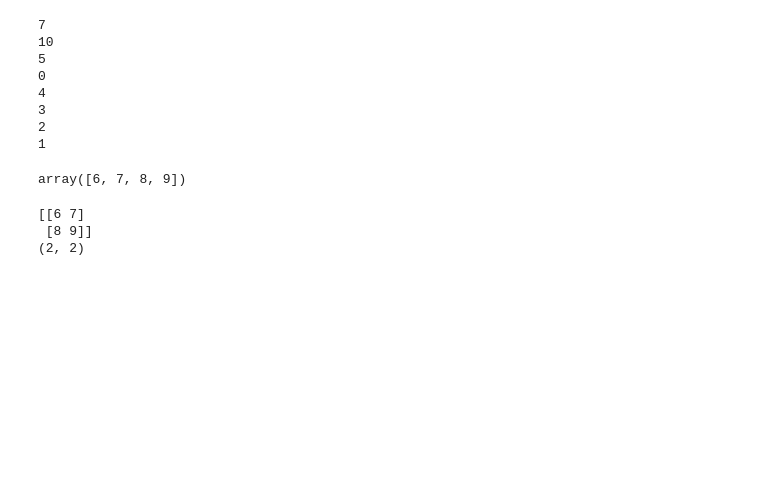
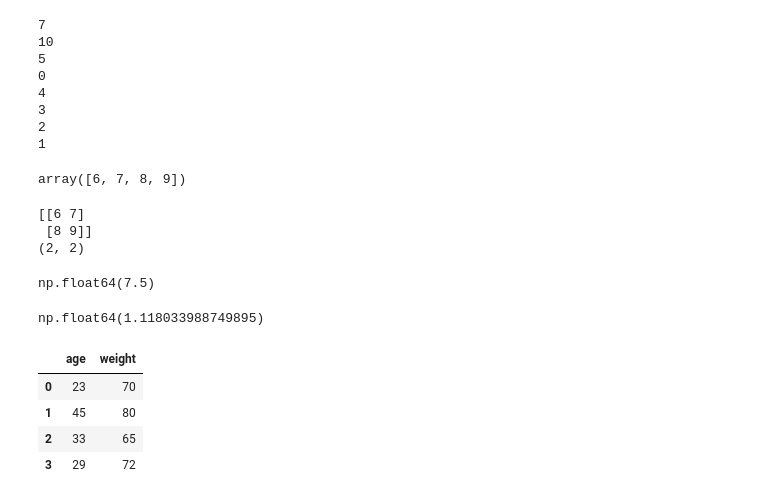
Before and after one commit to jessmiramontes/my_bootcamp, a Jupyter notebook: notebooks/lesson_01.ipynb, the cells around one changed output. Cells and saved outputs as stored; diff of their text form; code cells hidden in the pictures; blank space fills up the shorter version.

```diff
--- a/notebooks/lesson_01.ipynb
+++ b/notebooks/lesson_01.ipynb
@@ -123,3 +123,11 @@ print(my_matrix.shape)
 [[6 7]
  [8 9]]
 (2, 2)
+# %%
+np.mean(my_vector)  #promedio o la media de los elementos contenidos en el vector
+# %% [output]
+np.float64(7.5)
+# %%
+np.std(my_vector) #desviación estándar cuando se desvía de la media
+# %% [output]
+np.float64(1.118033988749895)
@@ -125,0 +137,10 @@ print(my_matrix.shape)
+# %%
+#crear data frame de pandas que puede contener una matriz creada en numpy
+df = pd.DataFrame({"age":[23,45,33,29], "weight":[70,80,65,72]})
+df
+# %% [output]
+|  | age | weight |
+| 0 | 23 | 70 |
+| 1 | 45 | 80 |
+| 2 | 33 | 65 |
+| 3 | 29 | 72 |
```
Also changed, not shown: parts of 4 cells of this notebook.
